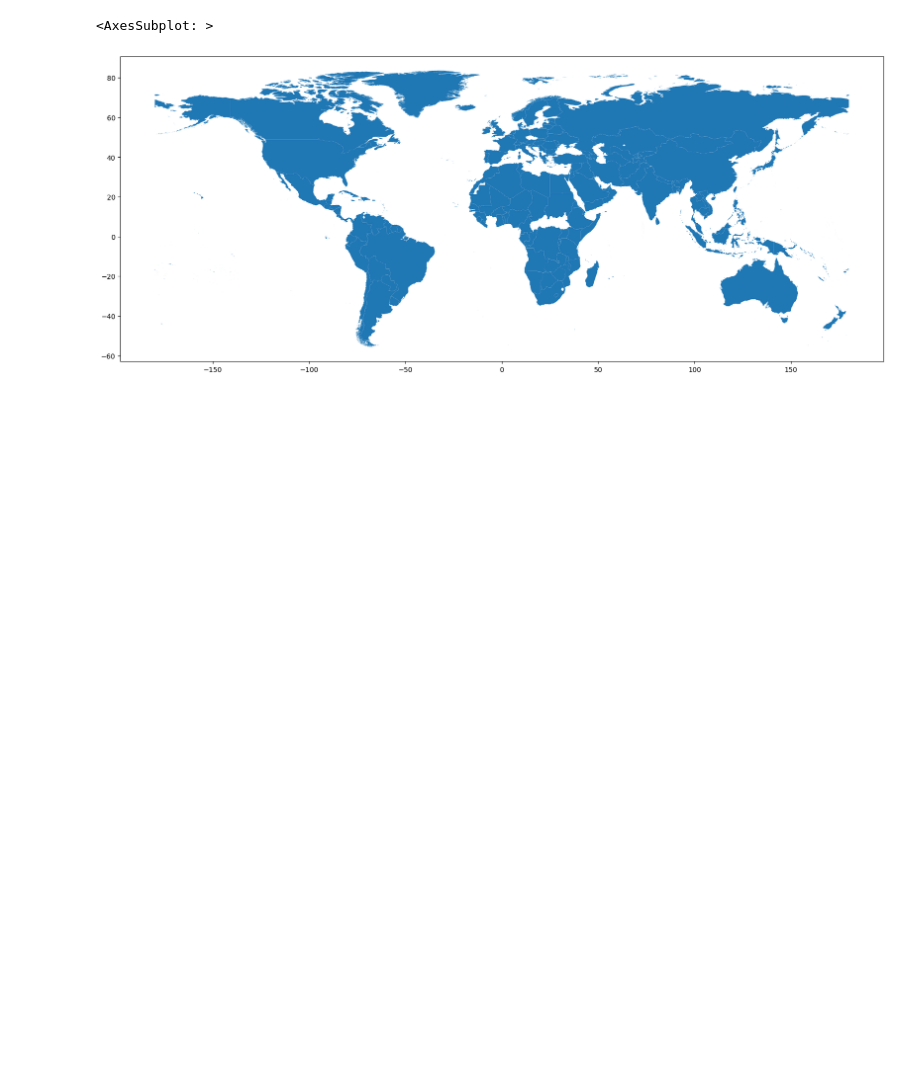
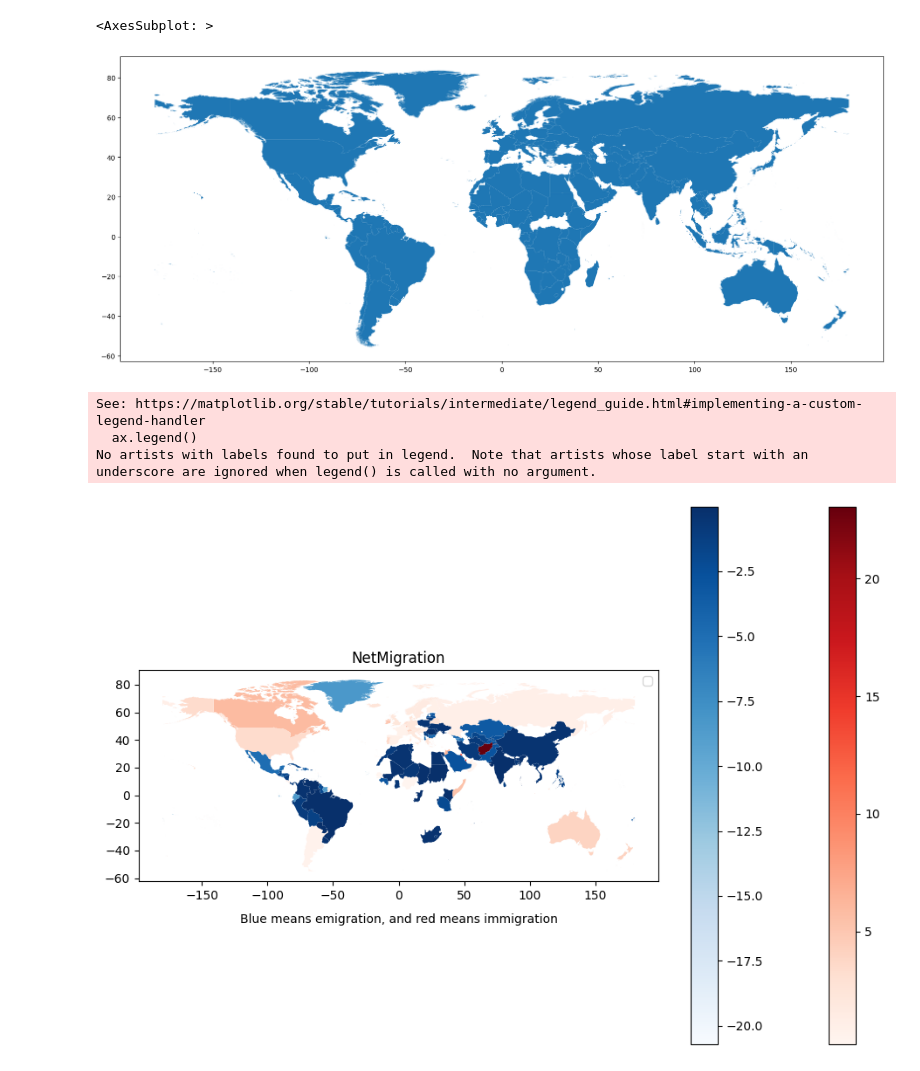
Before and after one commit to darka0805/op_geopandas, a Jupyter notebook: working.ipynb, the cells around one changed output. Cells and saved outputs as stored; diff of their text form; code cells hidden in the pictures; blank space fills up the shorter version.

Commit message:
Added maps on self_care and migration

```diff
--- a/working.ipynb
+++ b/working.ipynb
@@ -98,3 +99,27 @@ merged_gdf.plot(figsize=(20, 10))
 # %% [output]
 <AxesSubplot: >
 [figure]
+# %%
+merged_gdf['netmigraration'] = merged_gdf['netmigraration'].str.replace(',', '.')
+# %%
+merged_gdf['netmigraration'] = merged_gdf['netmigraration'].astype(float)
+positive_gdf = merged_gdf[merged_gdf['netmigraration'] > 0]
+negative_gdf = merged_gdf[merged_gdf['netmigraration'] < 0]
+# %%
+fig, ax = plt.subplots(figsize=(12, 8))
+
+positive_gdf.plot(ax=ax, column='netmigraration', cmap='Reds', legend=True, label='Positive')
+negative_gdf.plot(ax=ax, column='netmigraration', cmap='Blues', legend=True, label='Negative')
+
+# Set the title and legend
+ax.set_title('NetMigration')
+ax.text(0.5, -0.2, 'Blue means emigration, and red means immigration', transform=ax.transAxes, fontsize=10, ha='center')
+ax.legend()
+
+# Display the map
+plt.show()
+# %% [output]
+See: https://matplotlib.org/stable/tutorials/intermediate/legend_guide.html#implementing-a-custom-legend-handler
+  ax.legend()
+No artists with labels found to put in legend.  Note that artists whose label start with an underscore are ignored when legend() is called with no argument.
+[figure, added]
```
Also changed, not shown: parts of 3 cells of this notebook.
